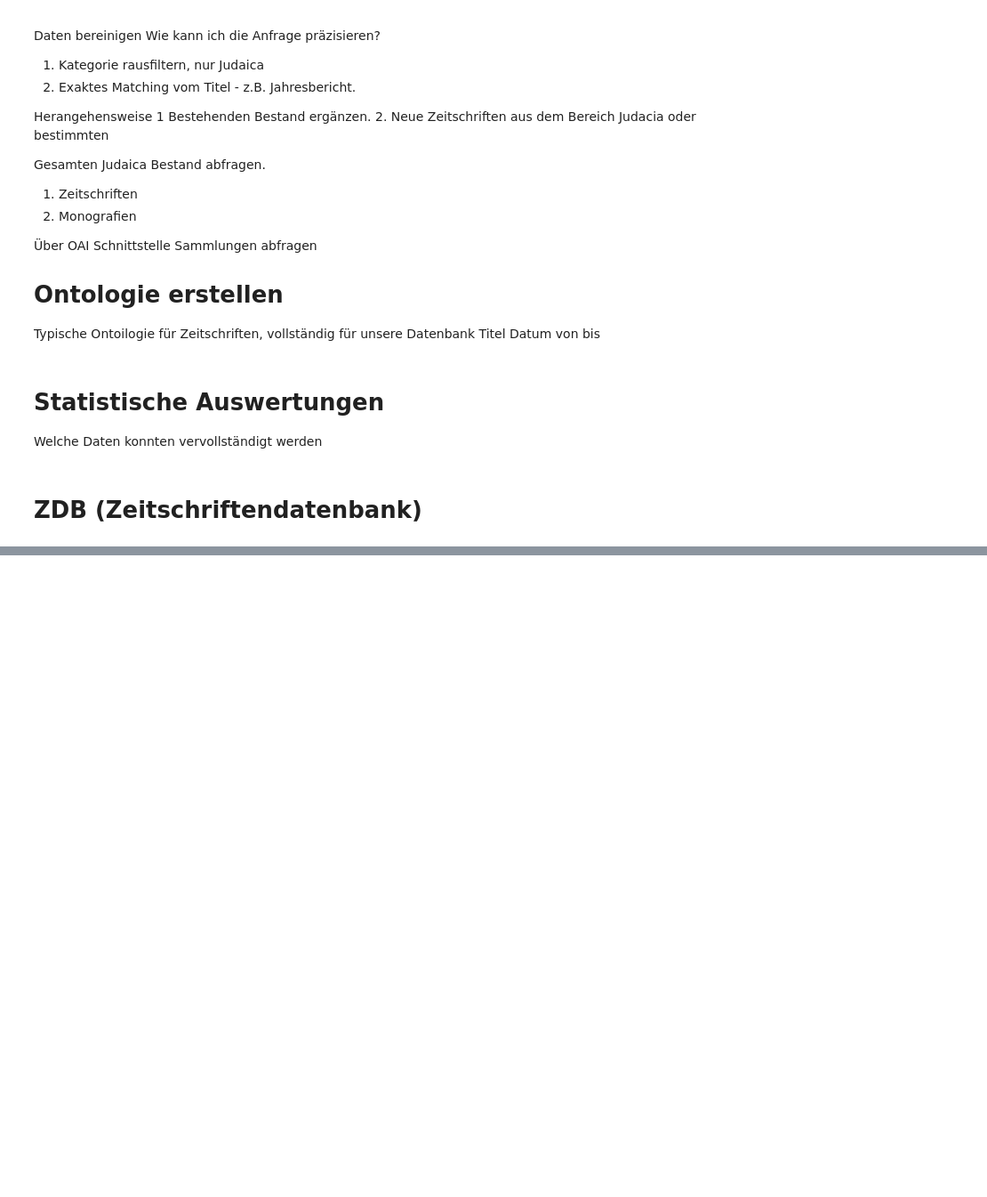
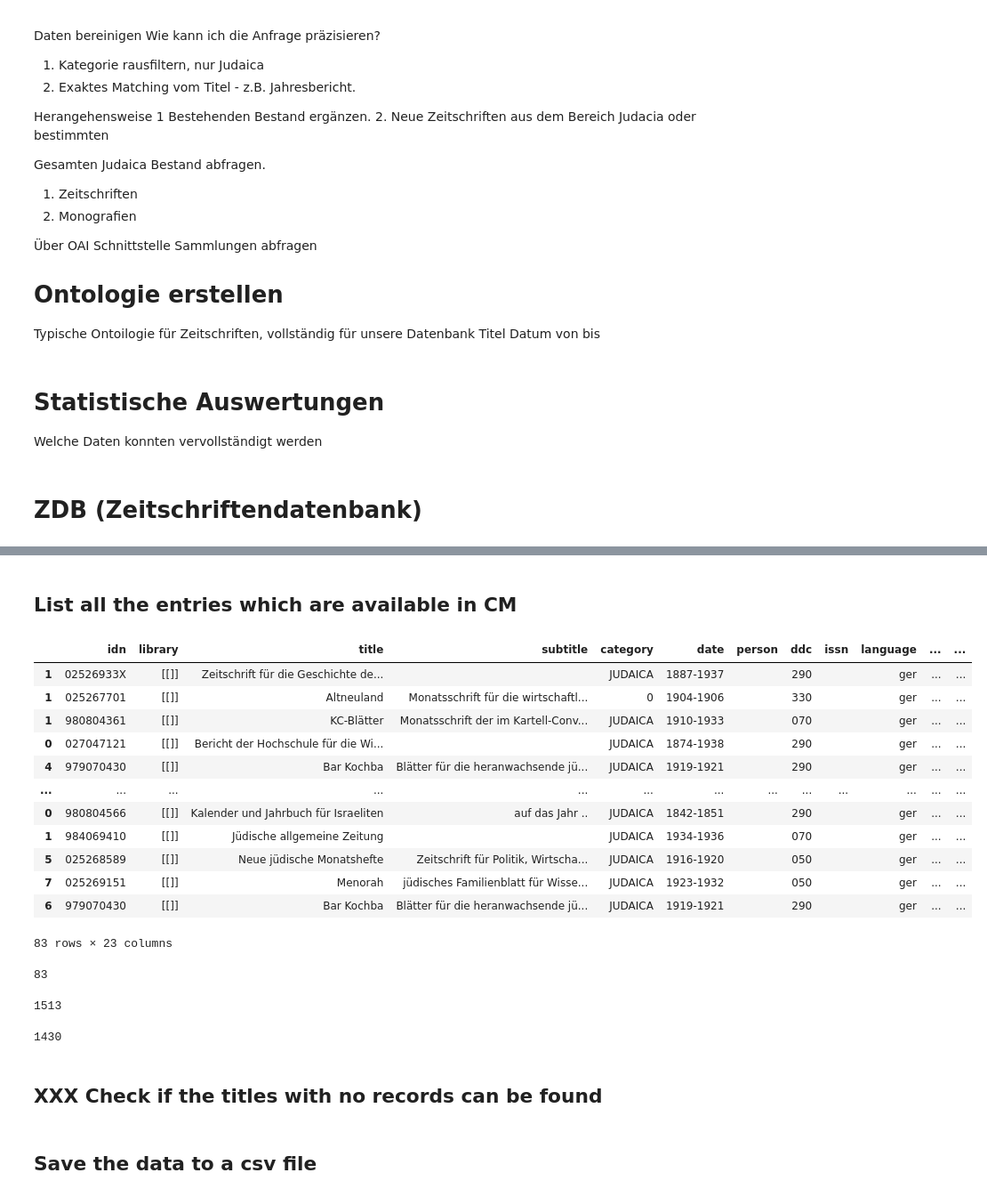
Before and after one commit to bsesic/DNB, a Jupyter notebook: Bestandsabfrage.ipynb, the cells around one changed output, grey strips where cells are left out. Shown at 89% size. Drawn from its saved outputs; the diff is of its cells as text; code cells hidden in the pictures; blank space fills up the shorter version.

```diff
--- a/Bestandsabfrage.ipynb
+++ b/Bestandsabfrage.ipynb
@@ -321,0 +737,35 @@ Welche Daten konnten vervollständigt werden
+# %% [markdown]
+## List all the entries which are available in CM
+# %%
+cm_data = zdb_data[zdb_data['electronic_access'].str.contains('http://sammlungen.ub.uni-frankfurt.de/cm/')]
+cm_data
+# %% [output]
+|  | idn | library | title | subtitle | category | date | person | ddc | issn | language | ... | ... |
+| 1 | 02526933X | [[]] | Zeitschrift für die Geschichte de... |  | JUDAICA | 1887-1937 |  | 290 |  | ger | ... | ... |
+| 1 | 025267701 | [[]] | Altneuland | Monatsschrift für die wirtschaftl... | 0 | 1904-1906 |  | 330 |  | ger | ... | ... |
+| 1 | 980804361 | [[]] | KC-Blätter | Monatsschrift der im Kartell-Conv... | JUDAICA | 1910-1933 |  | 070 |  | ger | ... | ... |
+| 0 | 027047121 | [[]] | Bericht der Hochschule für die Wi... |  | JUDAICA | 1874-1938 |  | 290 |  | ger | ... | ... |
+| 4 | 979070430 | [[]] | Bar Kochba | Blätter für die heranwachsende jü... | JUDAICA | 1919-1921 |  | 290 |  | ger | ... | ... |
+| ... | ... | ... | ... | ... | ... | ... | ... | ... | ... | ... | ... | ... |
+| 0 | 980804566 | [[]] | Kalender und Jahrbuch für Israeliten | auf das Jahr .. | JUDAICA | 1842-1851 |  | 290 |  | ger | ... | ... |
+| 1 | 984069410 | [[]] | Jüdische allgemeine Zeitung |  | JUDAICA | 1934-1936 |  | 070 |  | ger | ... | ... |
+| 5 | 025268589 | [[]] | Neue jüdische Monatshefte | Zeitschrift für Politik, Wirtscha... | JUDAICA | 1916-1920 |  | 050 |  | ger | ... | ... |
+| 7 | 025269151 | [[]] | Menorah | jüdisches Familienblatt für Wisse... | JUDAICA | 1923-1932 |  | 050 |  | ger | ... | ... |
+| 6 | 979070430 | [[]] | Bar Kochba | Blätter für die heranwachsende jü... | JUDAICA | 1919-1921 |  | 290 |  | ger | ... | ... |
+83 rows × 23 columns
+# %%
+cm_data['title'].count()
+# %% [output]
+83
+# %%
+zdb_data['title'].count()
+# %% [output]
+1513
+# %%
+zdb_data['title'].count() - cm_data['title'].count()
+# %% [output]
+1430
+# %% [markdown]
+## XXX Check if the titles with no records can be found
+# %% [markdown]
+## Save the data to a csv file
```
Also changed, not shown: parts of 70 cells of this notebook, 3 other files.
